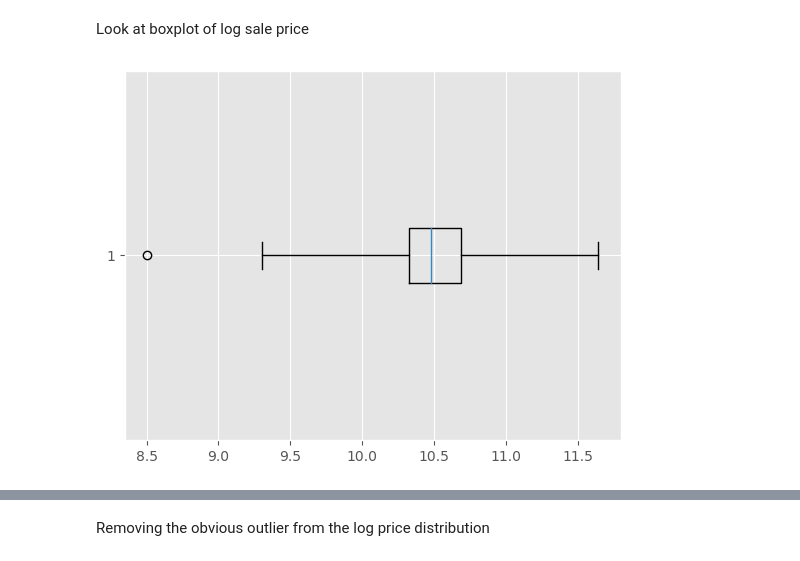
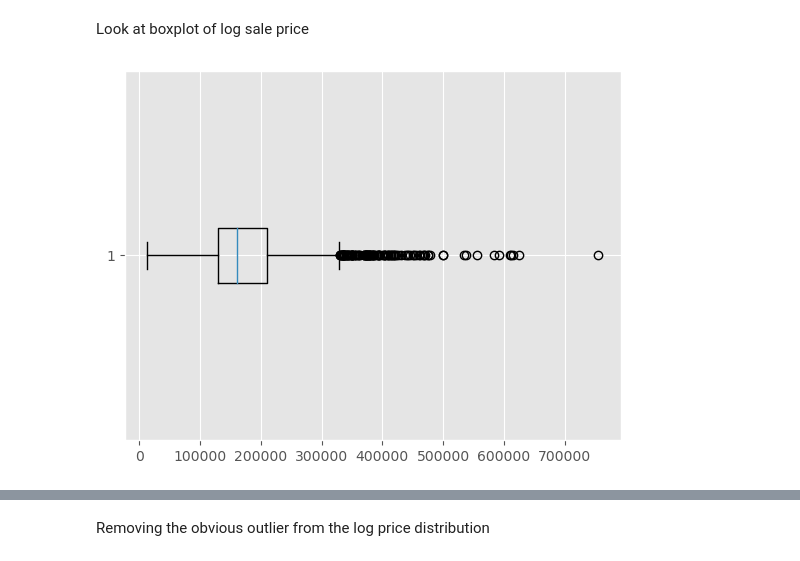
Before and after one commit to eihwood/ML-Ames-Housing, a Jupyter notebook: Austin/austin_eda.ipynb, the cells around one changed output, grey strips where cells are left out. Cells and saved outputs as stored; diff of their text form; code cells hidden in the pictures.

```diff
--- a/Austin/austin_eda.ipynb
+++ b/Austin/austin_eda.ipynb
@@ -114,6 +114,6 @@ Notes on specific columns
 lam = boxcox(df.sale_price.values)[1]
 # %%
 # create new column bc_sale_price
-df['log_sale_price'] = (df['sale_price']**lam - 1)/lam
+df['bc_sale_price'] = (df['sale_price']**lam - 1)/lam
 # %%
 # plot normal overlay
@@ -479,7 +479,7 @@ df.drop('garage_yr_blt', axis=1, inplace=True)
 # %% [markdown]
 Look at boxplot of log sale price
 # %%
-plt.boxplot(x = df['log_sale_price'], whis=3, vert=False)
+plt.boxplot(x = df['sale_price'], whis=1.5, vert=False)
 plt.show()
 # %% [output]
-[figure, old version]
+[figure, new version]
```
Also changed, not shown: parts of 15 cells of this notebook, 2 other files.
